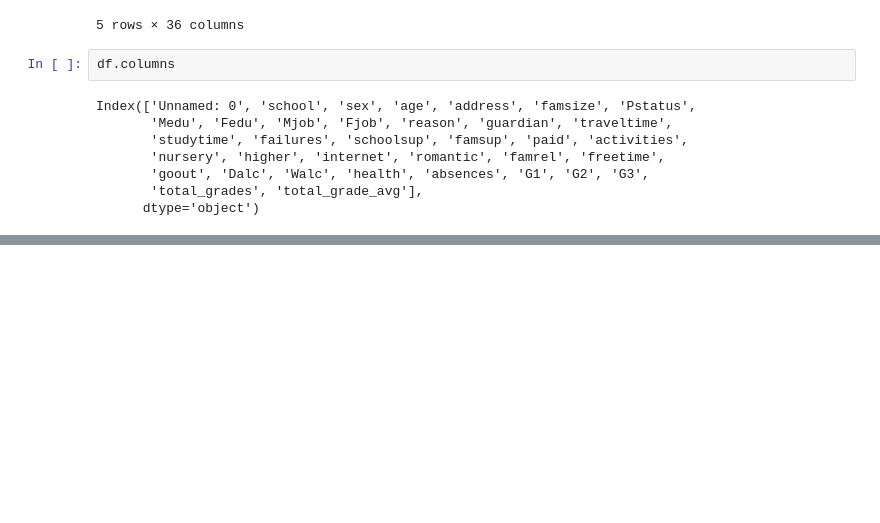
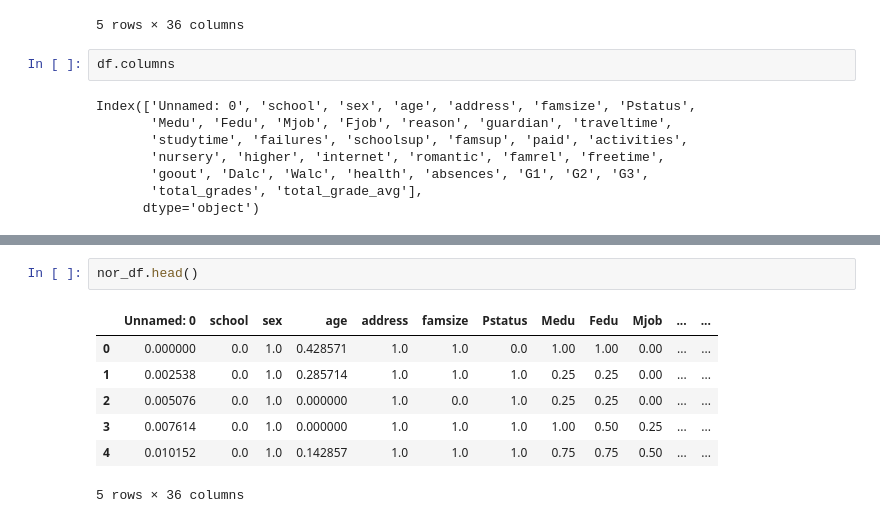
Before and after one commit to jikhangir97/Capstone-Project-2, a Jupyter notebook: modeling.ipynb, the cells around one changed output, grey strips where cells are left out. Drawn from its saved outputs; the diff is of its cells as text; blank space fills up the shorter version.

```diff
--- a/modeling.ipynb
+++ b/modeling.ipynb
@@ -37,0 +46,10 @@ df_model = df[['school', 'sex', 'age', 'address', 'famsize', 'Pstatus',
+# %%
+nor_df.head()
+# %% [output]
+|  | Unnamed: 0 | school | sex | age | address | famsize | Pstatus | Medu | Fedu | Mjob | ... | ... |
+| 0 | 0.000000 | 0.0 | 1.0 | 0.428571 | 1.0 | 1.0 | 0.0 | 1.00 | 1.00 | 0.00 | ... | ... |
+| 1 | 0.002538 | 0.0 | 1.0 | 0.285714 | 1.0 | 1.0 | 1.0 | 0.25 | 0.25 | 0.00 | ... | ... |
+| 2 | 0.005076 | 0.0 | 1.0 | 0.000000 | 1.0 | 0.0 | 1.0 | 0.25 | 0.25 | 0.00 | ... | ... |
+| 3 | 0.007614 | 0.0 | 1.0 | 0.000000 | 1.0 | 1.0 | 1.0 | 1.00 | 0.50 | 0.25 | ... | ... |
+| 4 | 0.010152 | 0.0 | 1.0 | 0.142857 | 1.0 | 1.0 | 1.0 | 0.75 | 0.75 | 0.50 | ... | ... |
+5 rows × 36 columns
```
Also changed, not shown: parts of 23 cells of this notebook.
